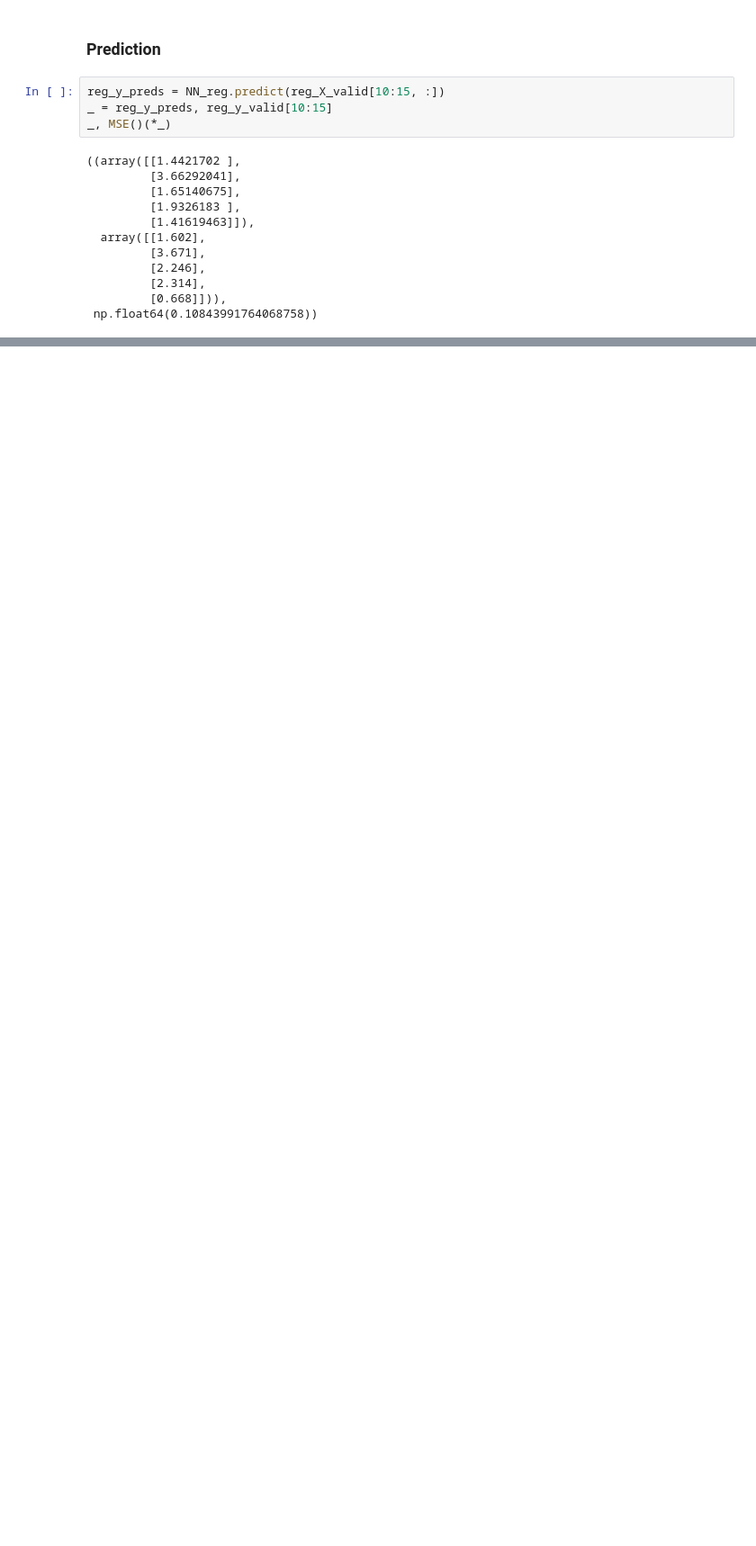
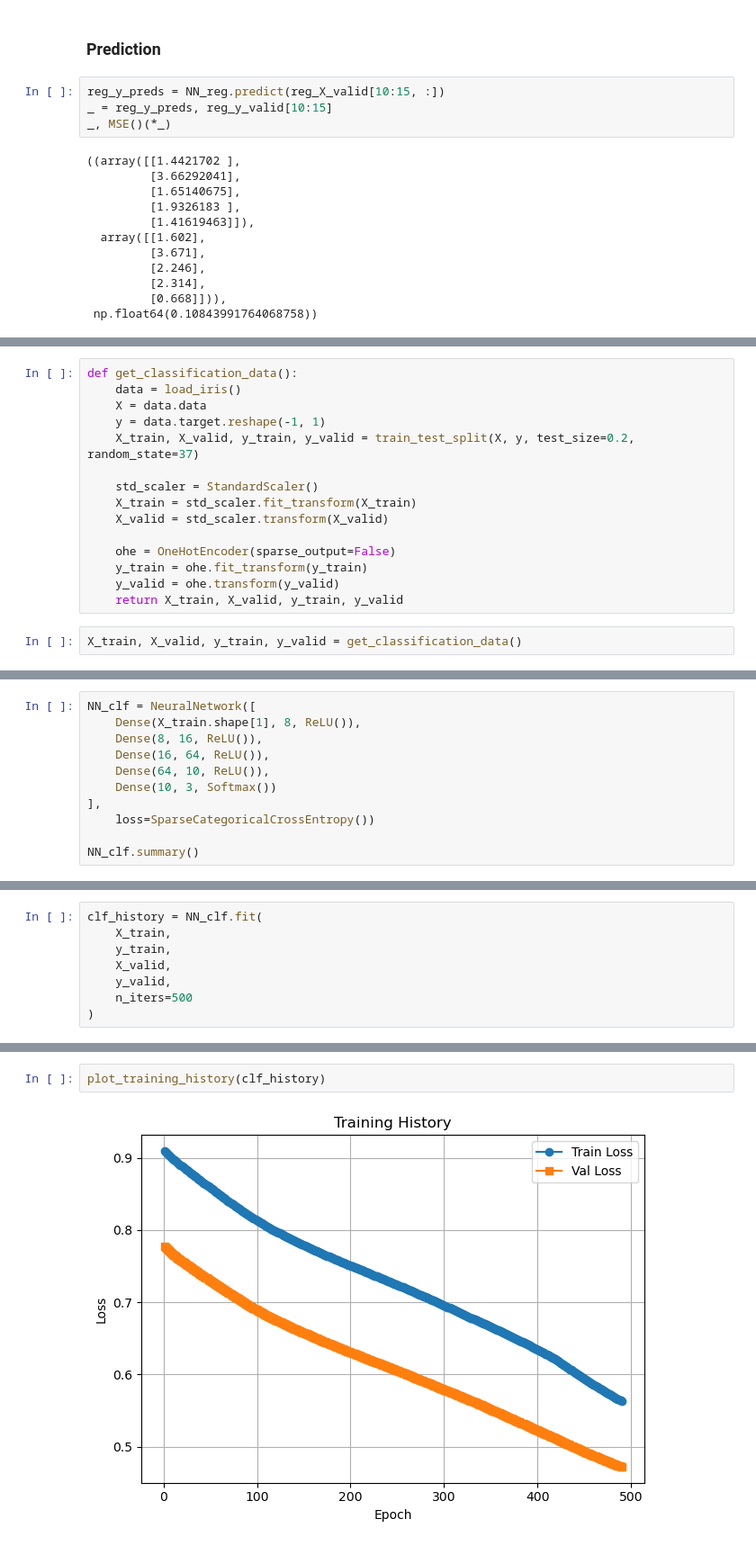
Before and after one commit to Param302/ML-Practice, a Jupyter notebook: ANN_from_Scratch.ipynb, the cells around one changed output, grey strips where cells are left out. Shown at 90% size. Saved outputs shown, nothing was run; the diff lists cells and outputs as text; blank space fills up the shorter version.

Commit message:
feat: ANN Scratch - Trained NN Classification - IRIS
Trained NN on Classification (Iris dataset) - 100% accuracy

```diff
--- a/ANN_from_Scratch.ipynb
+++ b/ANN_from_Scratch.ipynb
@@ -357,0 +366,17 @@ _, MSE()(*_)
+# %%
+def get_classification_data():
+    data = load_iris()
+    X = data.data
+    y = data.target.reshape(-1, 1)
+    X_train, X_valid, y_train, y_valid = train_test_split(X, y, test_size=0.2, random_state=37)
+
+    std_scaler = StandardScaler()
+    X_train = std_scaler.fit_transform(X_train)
+    X_valid = std_scaler.transform(X_valid)
+
+    ohe = OneHotEncoder(sparse_output=False)
+    y_train = ohe.fit_transform(y_train)
+    y_valid = ohe.transform(y_valid)
+    return X_train, X_valid, y_train, y_valid
+# %%
+X_train, X_valid, y_train, y_valid = get_classification_data()
@@ -357,0 +402,11 @@ _, MSE()(*_)
+# %%
+NN_clf = NeuralNetwork([
+    Dense(X_train.shape[1], 8, ReLU()),
+    Dense(8, 16, ReLU()),
+    Dense(16, 64, ReLU()),
+    Dense(64, 10, ReLU()),
+    Dense(10, 3, Softmax())
+],
+    loss=SparseCategoricalCrossEntropy())
+
+NN_clf.summary()
@@ -357,0 +425,8 @@ _, MSE()(*_)
+# %%
+clf_history = NN_clf.fit(
+    X_train,
+    y_train,
+    X_valid,
+    y_valid,
+    n_iters=500
+)
@@ -357,0 +446,4 @@ _, MSE()(*_)
+# %%
+plot_training_history(clf_history)
+# %% [output]
+[figure, added]
```
Also changed, not shown: parts of 17 cells of this notebook.
